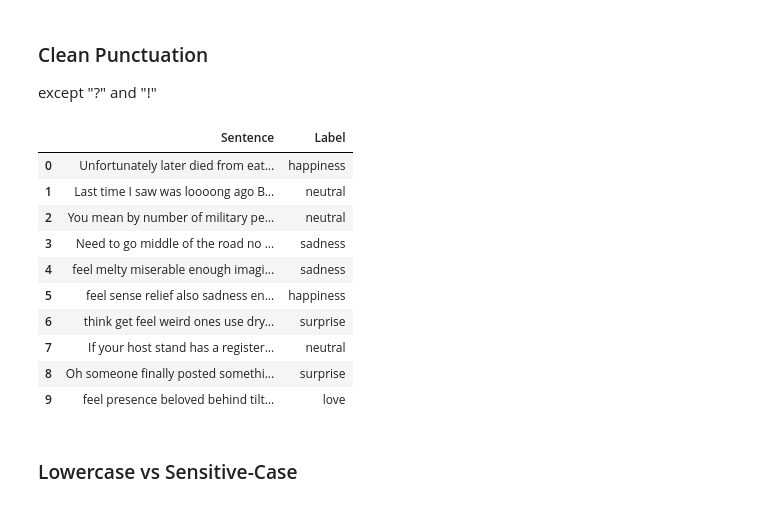
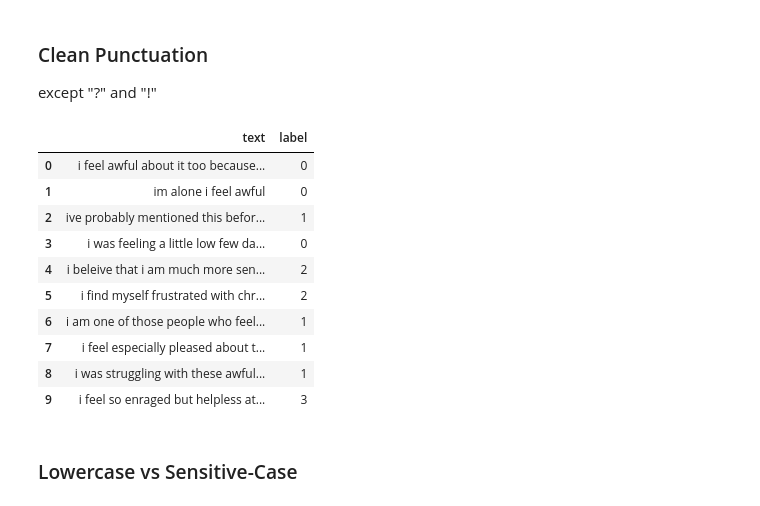
Before and after one commit to HatfanSahrul1/Machine-Learning-and-Data-Science-Learning, a Jupyter notebook: exercise/emotion-classifier.ipynb, the cells around one changed output. Drawn from its saved outputs; the diff is of its cells as text; code cells hidden in the pictures.

Commit message:
update : ganti dataset

```diff
--- a/exercise/emotion-classifier.ipynb
+++ b/exercise/emotion-classifier.ipynb
@@ -87,7 +87,8 @@ import numpy as np
 import pandas as pd
 import sklearn
 # %%
-emotion_dataframe = pd.read_parquet("emotions_dataset.parquet", engine="pyarrow")
+# emotion_dataframe = pd.read_parquet("emotions_dataset.parquet", engine="pyarrow")
+emotion_dataframe = pd.read_parquet("emotion2.parquet", engine="pyarrow")
 # %%
 emotion_dataframe.head(10)
 # %% [output]
@@ -148,22 +147,22 @@ except "?" and "!"
 # %%
 clean_sentence_data = emotion_dataframe.copy()
 
 # menghapus tanda baca selain ! dan ?
-clean_sentence_data["Sentence"] = emotion_dataframe.copy()["Sentence"].str.replace(r'[^\w\s]', '', regex=True)
+clean_sentence_data["text"] = emotion_dataframe.copy()["text"].str.replace(r'[^\w\s]', '', regex=True)
 
 clean_sentence_data.head(10)
 # %% [output]
-|  | Sentence | Label |
-| 0 | Unfortunately later died from eat... | happiness |
-| 1 | Last time I saw was loooong ago B... | neutral |
-| 2 | You mean by number of military pe... | neutral |
-| 3 | Need to go middle of the road no ... | sadness |
-| 4 | feel melty miserable enough imagi... | sadness |
-| 5 | feel sense relief also sadness en... | happiness |
-| 6 | think get feel weird ones use dry... | surprise |
-| 7 | If your host stand has a register... | neutral |
-| 8 | Oh someone finally posted somethi... | surprise |
-| 9 | feel presence beloved behind tilt... | love |
+|  | text | label |
+| 0 | i feel awful about it too because... | 0 |
+| 1 | im alone i feel awful | 0 |
+| 2 | ive probably mentioned this befor... | 1 |
+| 3 | i was feeling a little low few da... | 0 |
+| 4 | i beleive that i am much more sen... | 2 |
+| 5 | i find myself frustrated with chr... | 2 |
+| 6 | i am one of those people who feel... | 1 |
+| 7 | i feel especially pleased about t... | 1 |
+| 8 | i was struggling with these awful... | 1 |
+| 9 | i feel so enraged but helpless at... | 3 |
 # %% [markdown]
 ### Lowercase vs Sensitive-Case
 # %% [markdown]
```
Also changed, not shown: parts of 13 cells of this notebook.
